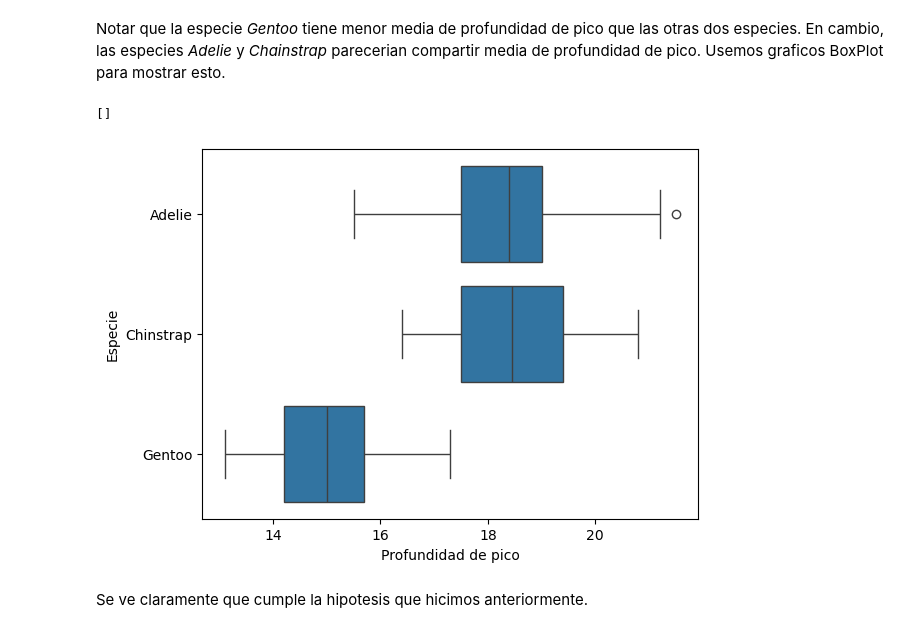
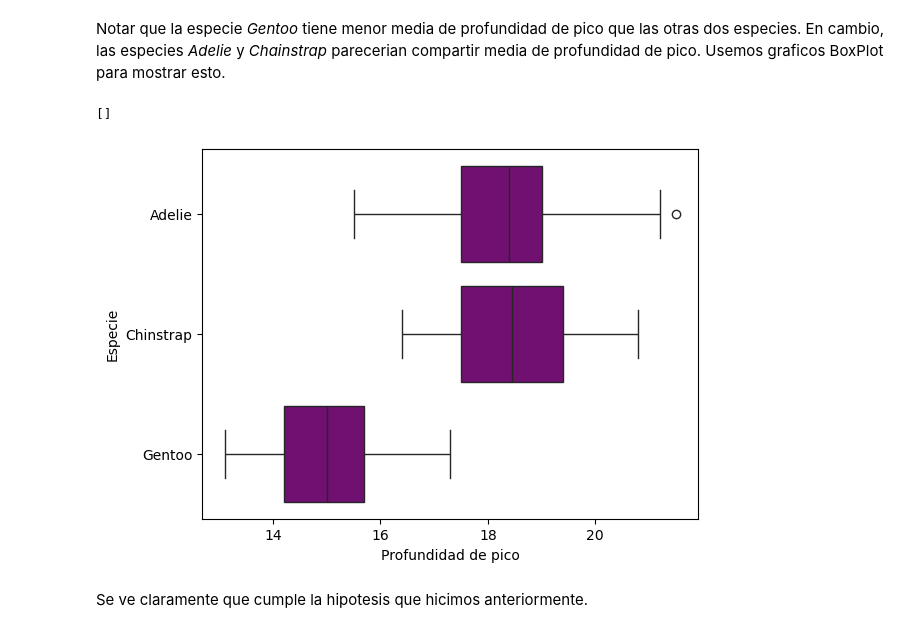
Before and after one commit to lmendezayl/uba-ldd-ic, a Jupyter notebook: guias/soluciones/practica3.ipynb, the cells around one changed output. Cells and saved outputs as stored; diff of their text form; code cells hidden in the pictures.

```diff
--- a/guias/soluciones/practica3.ipynb
+++ b/guias/soluciones/practica3.ipynb
@@ -278,15 +283,16 @@ Notar que la especie *Gentoo* tiene menor media de profundidad de pico que las o
 # %%
 import matplotlib.pyplot as plt
 
 (
     # ver documentacion de seaborn.boxplot para mas ejemplos, usan el de titanic ahi
-    sns.boxplot(data = penguins, x = "bill_depth_mm", y = "species")
+    sns.boxplot(data = penguins, x = "bill_depth_mm", y = "species",
+                color="purple")
     .set(xlabel="Profundidad de pico", ylabel="Especie")
 )
 plt.plot()
 # %% [output]
 []
-[figure, old version]
+[figure, new version]
 # %% [markdown]
 Se ve claramente que cumple la hipotesis que hicimos anteriormente.
 # %% [markdown]
```
Also changed, not shown: parts of 13 cells of this notebook.
